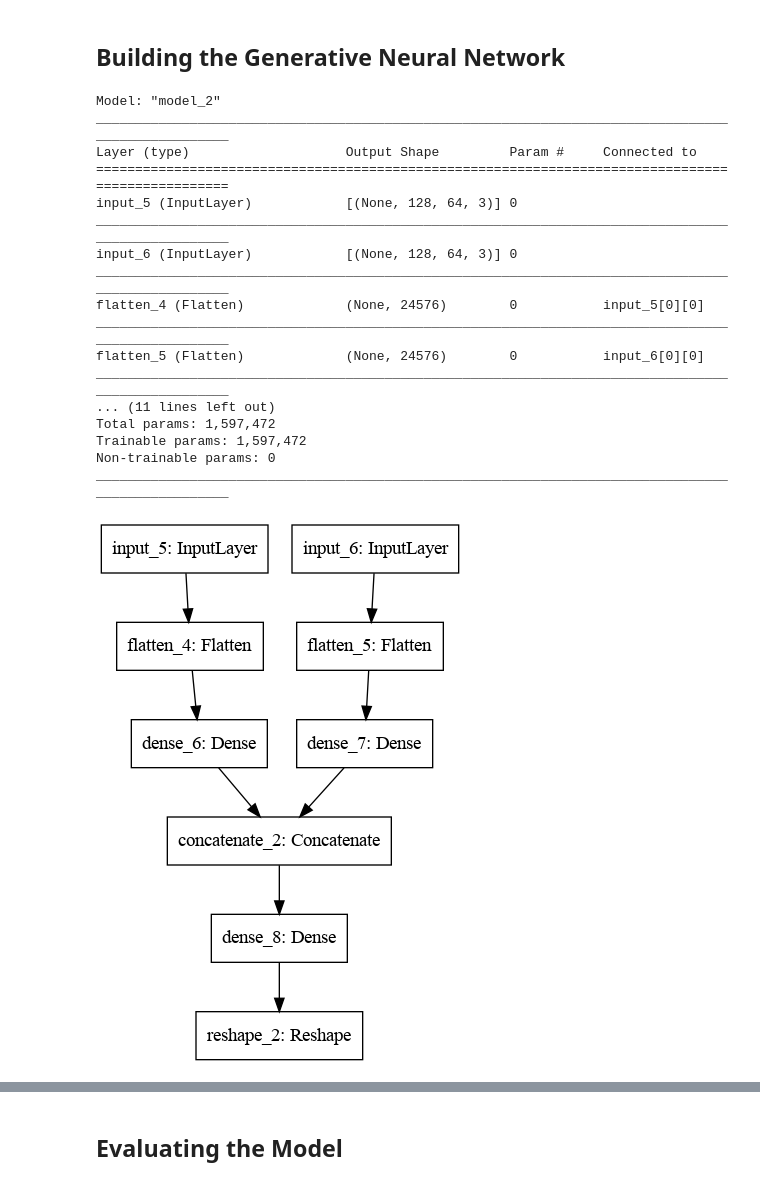
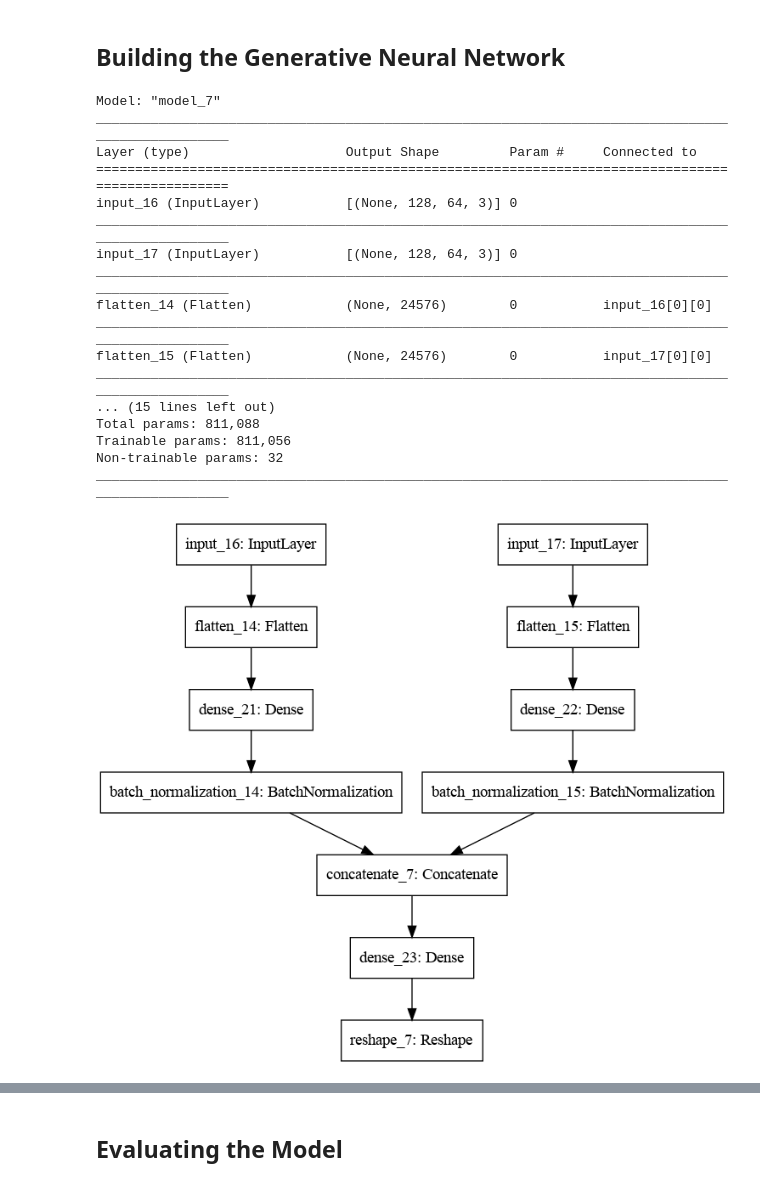
Before and after one commit to Sai-Nilayam/image_generative_model, a Jupyter notebook: machine_learning.ipynb, the cells around one changed output, grey strips where cells are left out. Drawn from its saved outputs; the diff is of its cells as text; code cells hidden in the pictures.

Commit message:
Model Performance improved.

```diff
--- a/machine_learning.ipynb
+++ b/machine_learning.ipynb
@@ -109,45 +110,47 @@ print(X_1_dev.shape, X_2_dev.shape, Y_dev.shape)
 def custom_activation(x):
     return (k.sigmoid(x) * 255)
 # %%
-# # Building CNN for feet input.
-# input_layer_1 = tf.keras.layers.Input(shape=(128, 64, 3))
-# x = tf.keras.layers.Flatten()(input_layer_1)
-# feet_encoding = tf.keras.layers.Dense(16, activation=tf.nn.tanh)(x)
+# Building CNN for feet input.
+input_layer_1 = tf.keras.layers.Input(shape=(128, 64, 3))
+x = tf.keras.layers.Flatten()(input_layer_1)
+x = tf.keras.layers.Dense(8, activation=tf.nn.relu)(x)
+feet_encoding = tf.keras.layers.BatchNormalization()(x)
 
-# # -------------------------------------------------------------------------------------------
-# # Building CNN for sleeper input.
-# input_layer_2 = tf.keras.layers.Input(shape=(128, 64, 3))
-# x = tf.keras.layers.Flatten()(input_layer_2)
-# sleeper_encoding = tf.keras.layers.Dense(16, activation=tf.nn.tanh)(x)
+# -------------------------------------------------------------------------------------------
+# Building CNN for sleeper input.
+input_layer_2 = tf.keras.layers.Input(shape=(128, 64, 3))
+x = tf.keras.layers.Flatten()(input_layer_2)
+x = tf.keras.layers.Dense(8, activation=tf.nn.relu)(x)
+sleeper_encoding = tf.keras.layers.BatchNormalization()(x)
 
-# # -------------------------------------------------------------------------------------------
-# z = tf.keras.layers.concatenate([feet_encoding, sleeper_encoding])
+# -------------------------------------------------------------------------------------------
+z = tf.keras.layers.concatenate([feet_encoding, sleeper_encoding])
 
-# x = tf.keras.layers.Dense(128*64*3, activation=tf.nn.relu)(z)
-# output_layer = tf.keras.layers.Reshape((128, 64, 3))(x)
+x = tf.keras.layers.Dense(128*64*3, activation=custom_activation, kernel_regularizer=regularizers.l2(1))(z)
+output_layer = tf.keras.layers.Reshape((128, 64, 3))(x)
 
-# model = tf.keras.Model(inputs=[input_layer_1, input_layer_2], outputs=output_layer)
-# model.summary()
-# tf.keras.utils.plot_model(model)
+model = tf.keras.Model(inputs=[input_layer_1, input_layer_2], outputs=output_layer)
+model.summary()
+tf.keras.utils.plot_model(model)
 # %% [output]
-Model: "model_2"
+Model: "model_7"
 __________________________________________________________________________________________________
 Layer (type)                    Output Shape         Param #     Connected to
 ==================================================================================================
-input_5 (InputLayer)            [(None, 128, 64, 3)] 0
+input_16 (InputLayer)           [(None, 128, 64, 3)] 0
 __________________________________________________________________________________________________
-input_6 (InputLayer)            [(None, 128, 64, 3)] 0
+input_17 (InputLayer)           [(None, 128, 64, 3)] 0
 __________________________________________________________________________________________________
-flatten_4 (Flatten)             (None, 24576)        0           input_5[0][0]
+flatten_14 (Flatten)            (None, 24576)        0           input_16[0][0]
 __________________________________________________________________________________________________
-flatten_5 (Flatten)             (None, 24576)        0           input_6[0][0]
+flatten_15 (Flatten)            (None, 24576)        0           input_17[0][0]
 __________________________________________________________________________________________________
-... (11 lines left out)
-Total params: 1,597,472
-Trainable params: 1,597,472
-Non-trainable params: 0
+... (15 lines left out)
+Total params: 811,088
+Trainable params: 811,056
+Non-trainable params: 32
 __________________________________________________________________________________________________
-[figure, old version]
+[figure, new version]
 # %%
 # Importing the Model.
 model = tf.keras.models.load_model('models/model_1/')
```
Also changed, not shown: parts of 8 cells of this notebook, 6 other files.
